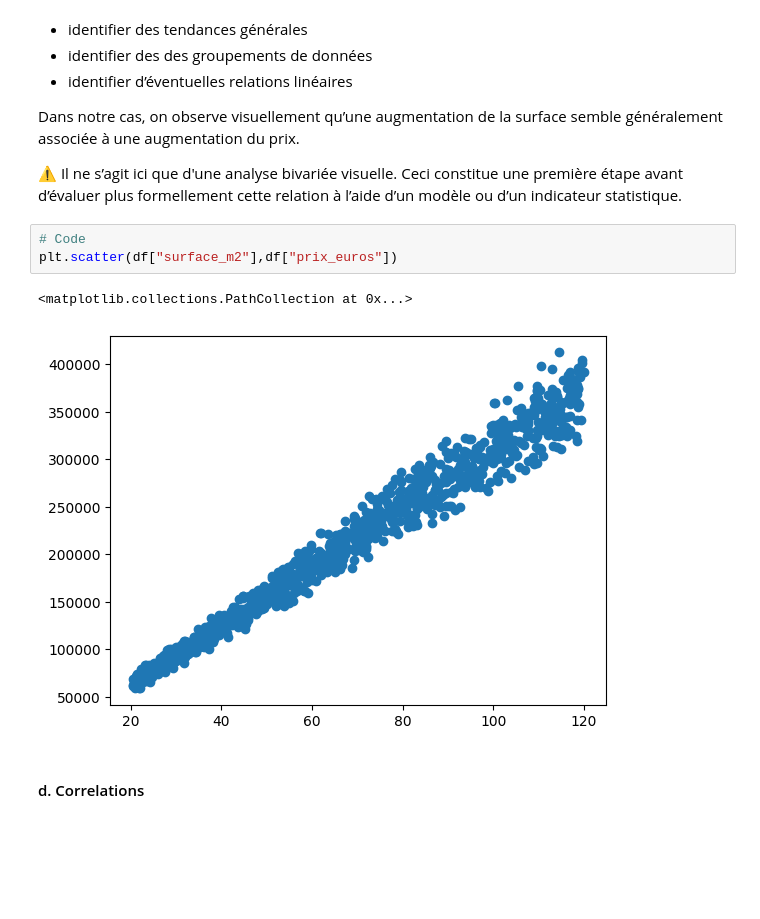
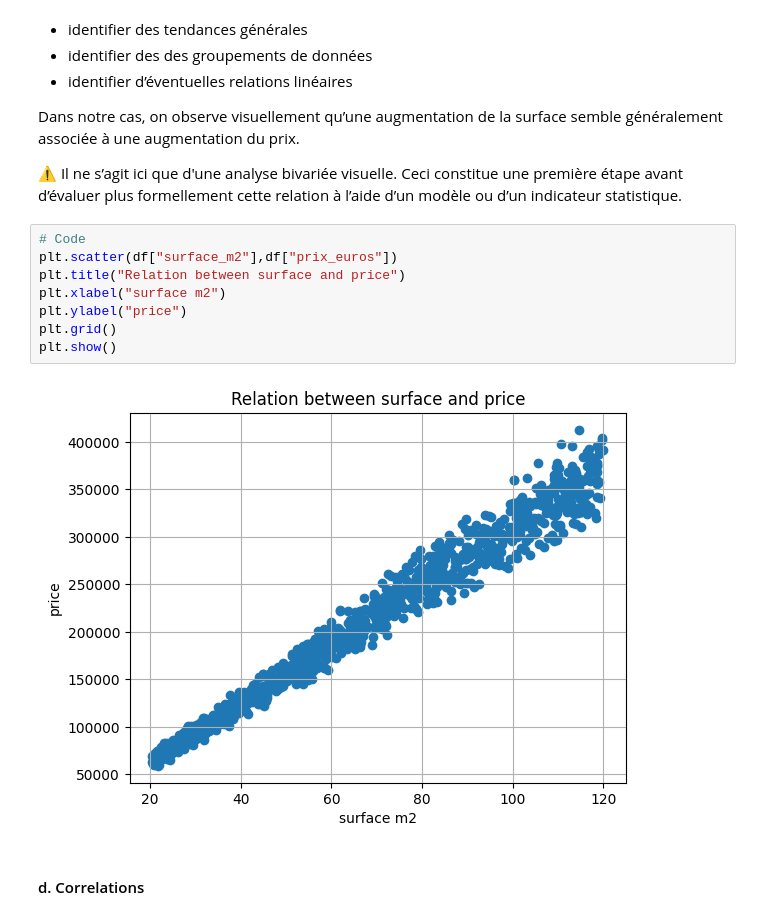
Before and after one commit to CSAADZIDI/ml_demo_LinReg, a Jupyter notebook: demo_linear_regression.ipynb, the cells around one changed output. Drawn from its saved outputs; the diff is of its cells as text; blank space fills up the shorter version.

```diff
--- a/demo_linear_regression.ipynb
+++ b/demo_linear_regression.ipynb
@@ -209,9 +205,13 @@ Dans notre cas, on observe visuellement qu’une augmentation de la surface semb
 # %%
 # Code
 plt.scatter(df["surface_m2"],df["prix_euros"])
+plt.title("Relation between surface and price")
+plt.xlabel("surface m2")
+plt.ylabel("price")
+plt.grid()
+plt.show()
 # %% [output]
-<matplotlib.collections.PathCollection at 0x...>
-[figure, old version]
+[figure, new version]
 # %% [markdown]
 #### d. Correlations
 # %% [markdown]
```
Also changed, not shown: parts of 4 cells of this notebook.
